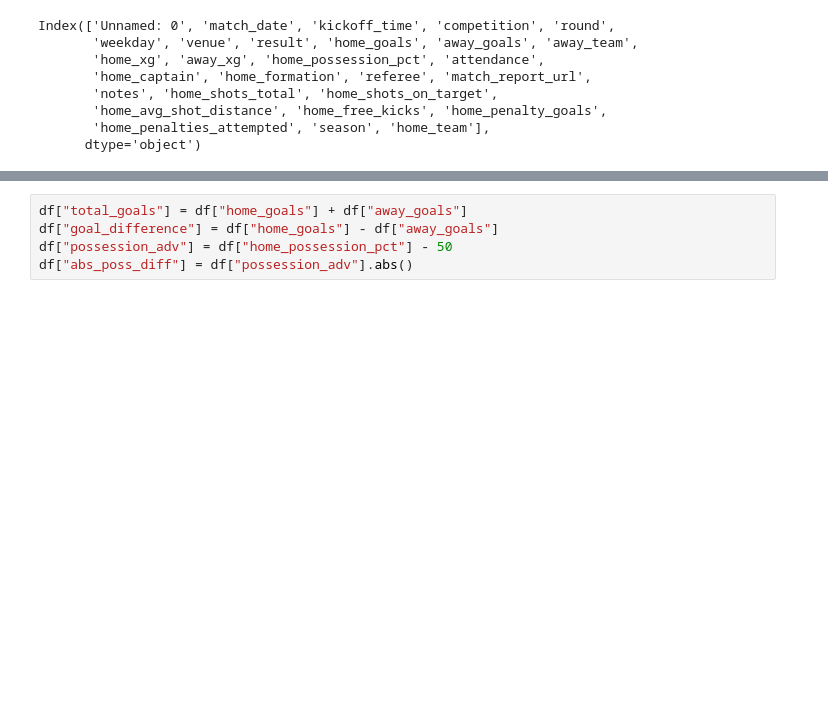
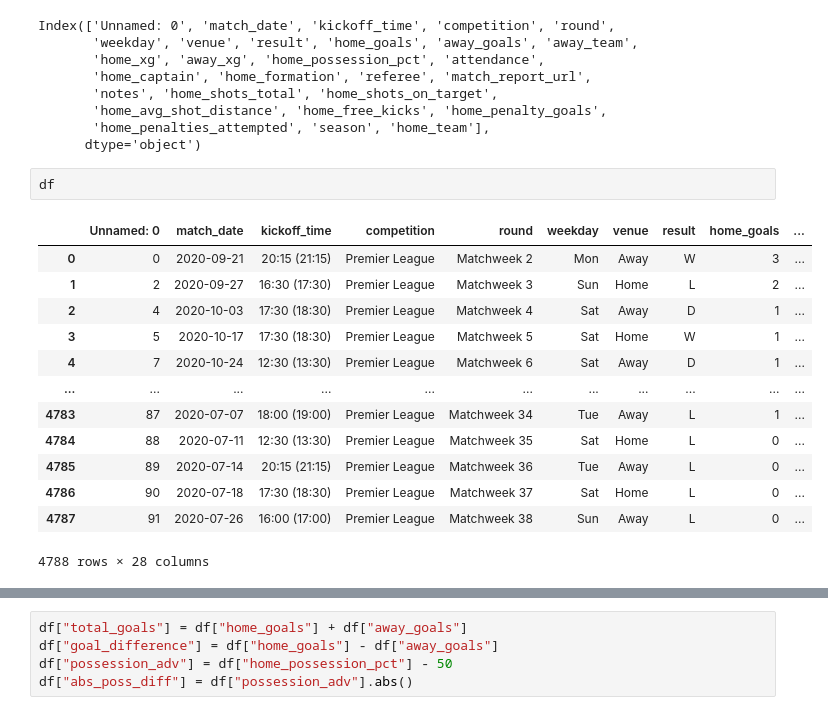
Before and after one commit to saketsahu0164/Football-Match-Statistics, a Jupyter notebook: Football Match Statistics.ipynb, the cells around one changed output, grey strips where cells are left out. Saved outputs shown, nothing was run; the diff lists cells and outputs as text; blank space fills up the shorter version.

```diff
--- a/Football Match Statistics.ipynb
+++ b/Football Match Statistics.ipynb
@@ -132,3 +120,19 @@ Index(['Unnamed: 0', 'match_date', 'kickoff_time', 'competition', 'round',
        'home_avg_shot_distance', 'home_free_kicks', 'home_penalty_goals',
        'home_penalties_attempted', 'season', 'home_team'],
       dtype='object')
+# %%
+df
+# %% [output]
+|  | Unnamed: 0 | match_date | kickoff_time | competition | round | weekday | venue | result | home_goals | ... |
+| 0 | 0 | 2020-09-21 | 20:15 (21:15) | Premier League | Matchweek 2 | Mon | Away | W | 3 | ... |
+| 1 | 2 | 2020-09-27 | 16:30 (17:30) | Premier League | Matchweek 3 | Sun | Home | L | 2 | ... |
+| 2 | 4 | 2020-10-03 | 17:30 (18:30) | Premier League | Matchweek 4 | Sat | Away | D | 1 | ... |
+| 3 | 5 | 2020-10-17 | 17:30 (18:30) | Premier League | Matchweek 5 | Sat | Home | W | 1 | ... |
+| 4 | 7 | 2020-10-24 | 12:30 (13:30) | Premier League | Matchweek 6 | Sat | Away | D | 1 | ... |
+| ... | ... | ... | ... | ... | ... | ... | ... | ... | ... | ... |
+| 4783 | 87 | 2020-07-07 | 18:00 (19:00) | Premier League | Matchweek 34 | Tue | Away | L | 1 | ... |
+| 4784 | 88 | 2020-07-11 | 12:30 (13:30) | Premier League | Matchweek 35 | Sat | Home | L | 0 | ... |
+| 4785 | 89 | 2020-07-14 | 20:15 (21:15) | Premier League | Matchweek 36 | Tue | Away | L | 0 | ... |
+| 4786 | 90 | 2020-07-18 | 17:30 (18:30) | Premier League | Matchweek 37 | Sat | Home | L | 0 | ... |
+| 4787 | 91 | 2020-07-26 | 16:00 (17:00) | Premier League | Matchweek 38 | Sun | Away | L | 0 | ... |
+4788 rows × 28 columns
```
Also changed, not shown: parts of 7 cells of this notebook.
